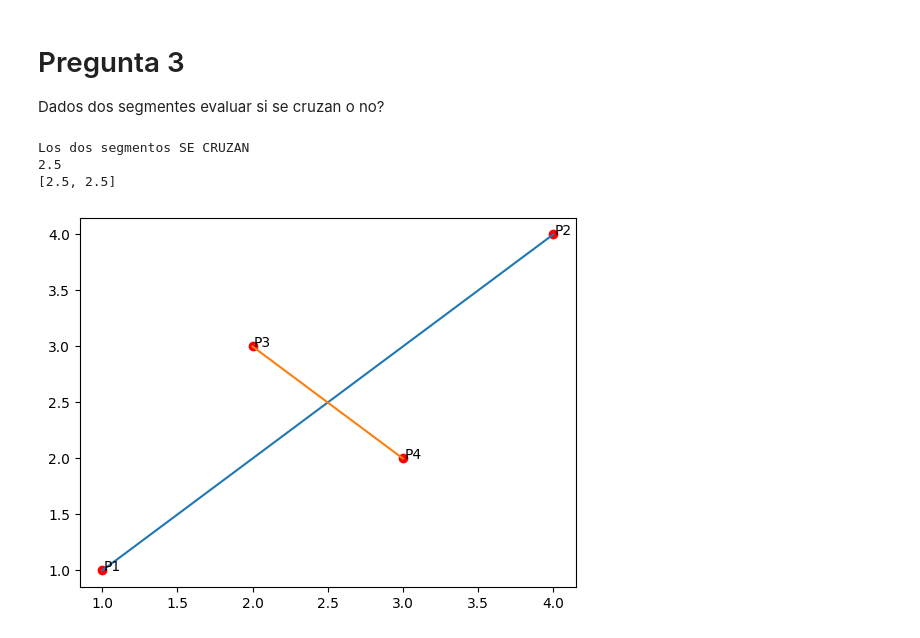
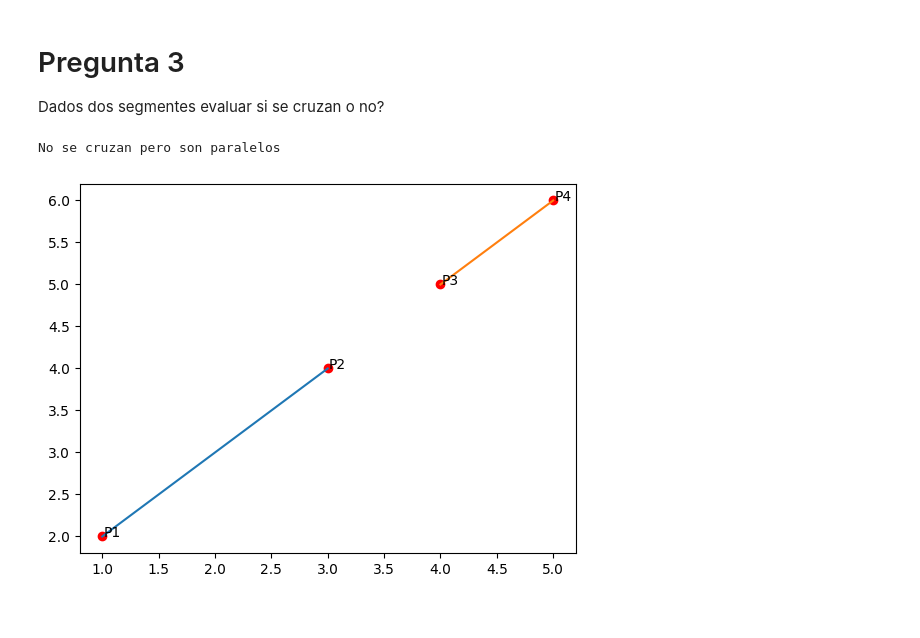
Before and after one commit to DayaVale/Geometria_Computacional, a Jupyter notebook: Actividad1-Segmentos.ipynb, the cells around one changed output. Saved outputs shown, nothing was run; the diff lists cells and outputs as text; code cells hidden in the pictures.

```diff
--- a/Actividad1-Segmentos.ipynb
+++ b/Actividad1-Segmentos.ipynb
@@ -95,6 +95,17 @@ def puntos_corte(P1,P2,P3,P4):
         Pc2 = beta*P1[1]+(1-beta)*P2[1]
         Pc = [Pc1,Pc2]
         print(Pc1)
+    elif ( P1 == P3):
+        Pc = P1
+    elif ( P2 == P3):
+        Pc = P2
+    elif ( P1 == P4):
+        Pc = P1
+    elif ( P2 == P4):
+        Pc = P2
+    elif (min(P3[0],P4[0])<=P2[0]<=max(P3[0],P4[0]))and (min(P3[1],P4[1])<=P2[1]<=max(P3[1],P4[1])):
+        print("Contienen el punto", P2)
+        Pc = str(min(P2,P3,P4))+ ' a ' + str(max(P2,P3, P4))
     else:
         print("Son segmentos paralelos no tendrían puntos de corte")
 
@@ -116,35 +127,44 @@ def pregunta3(P1,P2,P3, P4):
     elif (d1*d2)>0 and (d3*d4)>0:
         c = False
         print("Los dos segmentos NO SE CRUZAN")
-    elif (d1*d2)<=0 and d4==0:
+    elif (d1*d2)<0 and d4==0:
         if (min(P1[0],P2[0])<=P4[0]<=max(P1[0],P2[0]))and (min(P1[1],P2[1])<=P4[1]<=max(P1[1],P2[1])):
             c = True
             print("Los dos segmentos SE CRUZAN")
         else:
             c = False
             print("Los dos segmentos NO SE CRUZAN")
-    elif (d1*d2)<=0 and d3==0:
+    elif (d1*d2)<0 and d3==0:
         if (min(P1[0],P2[0])<=P3[0]<=max(P1[0],P2[0]))and (min(P1[1],P2[1])<=P3[1]<=max(P1[1],P2[1])):
             c = True
             print("Los dos segmentos SE CRUZAN")
         else:
             c = False
             print("Los dos segmentos NO SE CRUZAN")
-    elif (d4*d3)<=0 and d2==0:
+    elif (d4*d3)<0 and d2==0:
         if (min(P3[0],P4[0])<=P2[0]<=max(P4[0],P3[0]))and (min(P4[1],P3[1])<=P2[1]<=max(P4[1],P3[1])):
             c = True
             print("Los dos segmentos SE CRUZAN")
         else:
             c = False
             print("Los dos segmentos NO SE CRUZAN")
-    elif (d4*d3)<=0 and d1==0:
+    elif (d4*d3)<0 and d1==0:
         if (min(P3[0],P4[0])<=P1[0]<=max(P3[0],P4[0]))and (min(P3[1],P4[1])<=P2[1]<=max(P3[1],P4[1])):
             c = True
             print("Los dos segmentos SE CRUZAN")
         else:
             c = False
             print("Los dos segmentos NO SE CRUZAN")
-
+    elif (d1 == 0) and (d2 == 0) and (d3 == 0) and (d4 == 0):
+        if (min(P3[0],P4[0])<=P1[0]<=max(P3[0],P4[0]))and (min(P3[1],P4[1])<=P2[1]<=max(P3[1],P4[1])):
+            c = True
+            print("Los dos segmentos SE CRUZA1N y tienen puntos en comun")
+        elif (min(P3[0],P4[0])<=P2[0]<=max(P3[0],P4[0]))and (min(P3[1],P4[1])<=P2[1]<=max(P3[1],P4[1])):
+            c = True
+            print("Los dos segmentos SE CRUZAN y tienen puntos en comun")
+        else:
+            c = False
+            print("No se cruzan pero son paralelos")
     elif (d1*d2)>0 and d4==0:
         c = False
         print("Los dos segmentos NO SE CRUZAN")
@@ -157,7 +177,7 @@ def pregunta3(P1,P2,P3, P4):
     #Evalua puntos de corte
     if c == True:
         Pc = puntos_corte(P1,P2,P3,P4)
-        print(Pc)
+        print('La intersección se encuentra en:', Pc)
     else:
         Pc = 0
 
@@ -178,13 +198,11 @@ def pregunta3(P1,P2,P3, P4):
     plt.annotate("P4", (P4[0],P4[1]),(P4[0] + 0.01, P4[1]))
     plt.show()
 # %%
-P1=[1,1]
-P2=[4,4]
-P3=[2,3]
-P4=[3,2]
+P1=[1,2]
+P2=[3,4]
+P3=[4,5]
+P4=[5,6]
 pregunta3(P1,P2,P3,P4)
 # %% [output]
-Los dos segmentos SE CRUZAN
-2.5
-[2.5, 2.5]
+No se cruzan pero son paralelos
-[figure, old version]
+[figure, new version]
```
Also changed, not shown: 3 other files.
